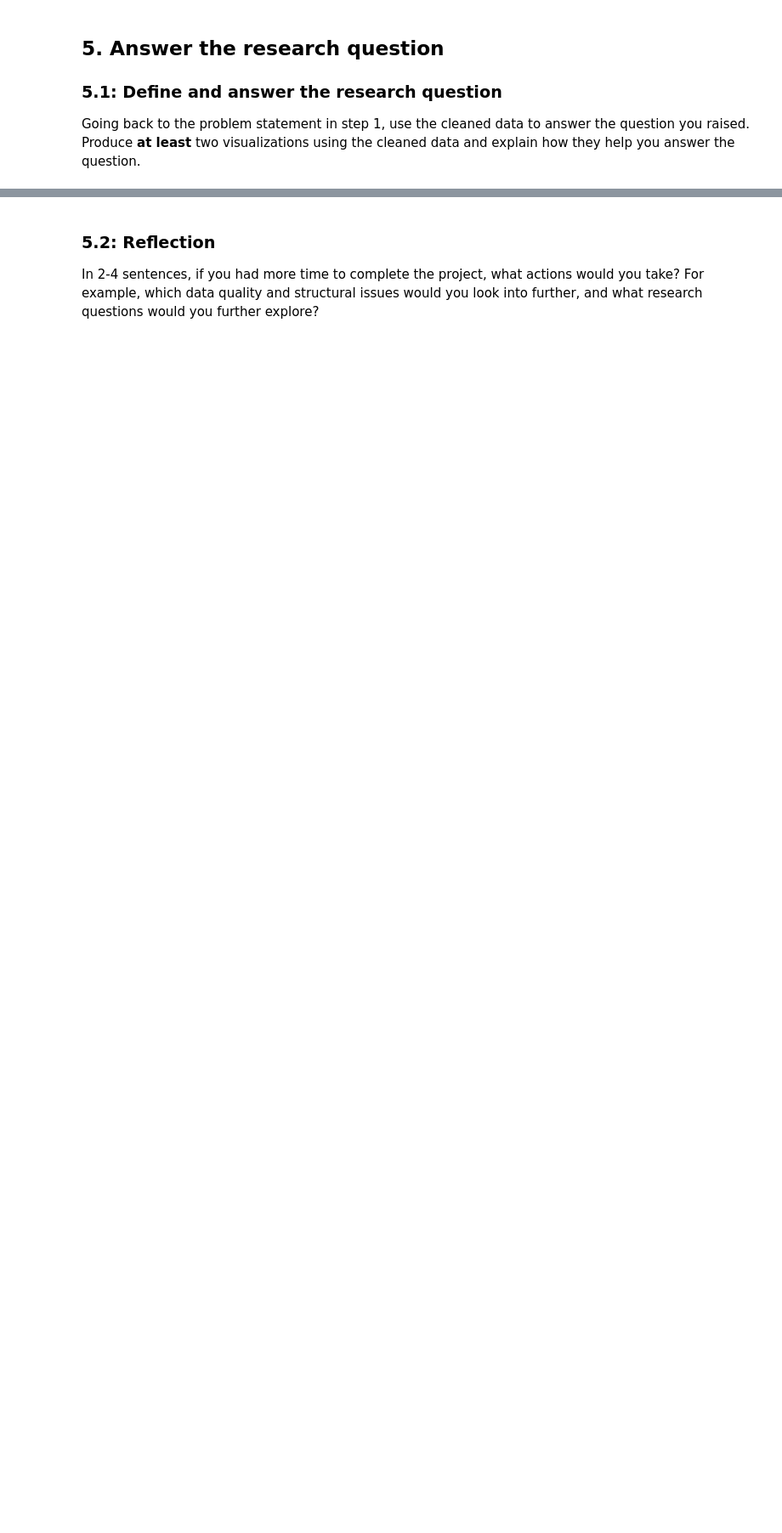
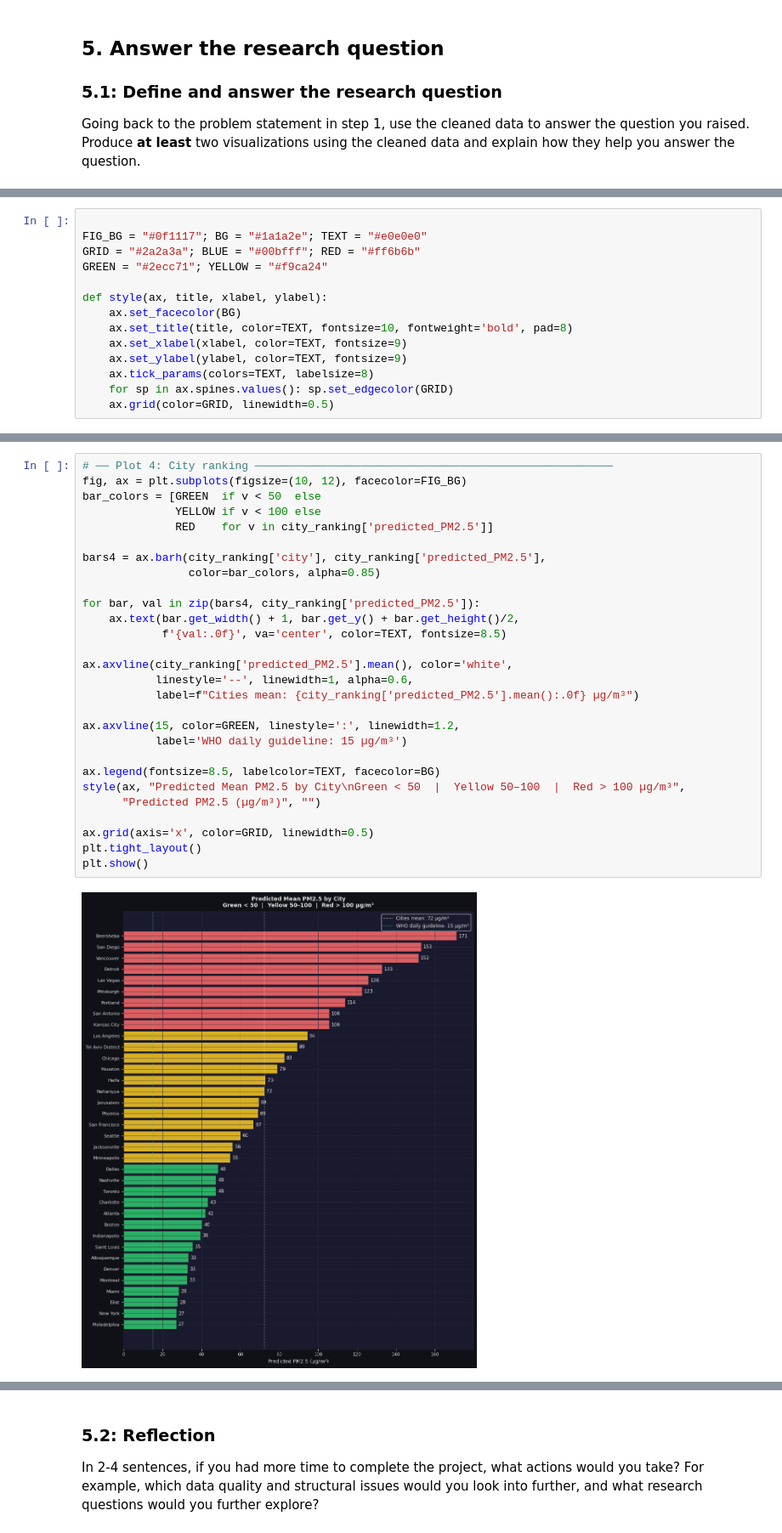
Before and after one commit to eedygreen/AI-Infrastructure, a Jupyter notebook: Projects/data_analysis/Determine_Urban_Air_Quality_with_data/Determine_Urban_Air_Quality_with_Data.ipynb, the cells around one changed output, grey strips where cells are left out. Shown at 85% size. Drawn from its saved outputs; the diff is of its cells as text; blank space fills up the shorter version.

```diff
--- a/Projects/data_analysis/Determine_Urban_Air_Quality_with_data/Determine_Urban_Air_Quality_with_Data.ipynb
+++ b/Projects/data_analysis/Determine_Urban_Air_Quality_with_data/Determine_Urban_Air_Quality_with_Data.ipynb
@@ -252,0 +1012,14 @@ Going back to the problem statement in step 1, use the cleaned data to answer th
+# %%
+
+FIG_BG = "#0f1117"; BG = "#1a1a2e"; TEXT = "#e0e0e0"
+GRID = "#2a2a3a"; BLUE = "#00bfff"; RED = "#ff6b6b"
+GREEN = "#2ecc71"; YELLOW = "#f9ca24"
+
+def style(ax, title, xlabel, ylabel):
+    ax.set_facecolor(BG)
+    ax.set_title(title, color=TEXT, fontsize=10, fontweight='bold', pad=8)
+    ax.set_xlabel(xlabel, color=TEXT, fontsize=9)
+    ax.set_ylabel(ylabel, color=TEXT, fontsize=9)
+    ax.tick_params(colors=TEXT, labelsize=8)
+    for sp in ax.spines.values(): sp.set_edgecolor(GRID)
+    ax.grid(color=GRID, linewidth=0.5)
@@ -252,0 +1199,30 @@ Going back to the problem statement in step 1, use the cleaned data to answer th
+# %%
+# ── Plot 4: City ranking ──────────────────────────────────────────────────────
+fig, ax = plt.subplots(figsize=(10, 12), facecolor=FIG_BG)
+bar_colors = [GREEN  if v < 50  else
+              YELLOW if v < 100 else
+              RED    for v in city_ranking['predicted_PM2.5']]
+
+bars4 = ax.barh(city_ranking['city'], city_ranking['predicted_PM2.5'],
+                color=bar_colors, alpha=0.85)
+
+for bar, val in zip(bars4, city_ranking['predicted_PM2.5']):
+    ax.text(bar.get_width() + 1, bar.get_y() + bar.get_height()/2,
+            f'{val:.0f}', va='center', color=TEXT, fontsize=8.5)
+
+ax.axvline(city_ranking['predicted_PM2.5'].mean(), color='white',
+           linestyle='--', linewidth=1, alpha=0.6,
+           label=f"Cities mean: {city_ranking['predicted_PM2.5'].mean():.0f} µg/m³")
+
+ax.axvline(15, color=GREEN, linestyle=':', linewidth=1.2,
+           label='WHO daily guideline: 15 µg/m³')
+
+ax.legend(fontsize=8.5, labelcolor=TEXT, facecolor=BG)
+style(ax, "Predicted Mean PM2.5 by City\nGreen < 50  |  Yellow 50–100  |  Red > 100 µg/m³",
+      "Predicted PM2.5 (µg/m³)", "")
+
+ax.grid(axis='x', color=GRID, linewidth=0.5)
+plt.tight_layout()
+plt.show()
+# %% [output]
+[figure, added]
```
Also changed, not shown: parts of 166 cells of this notebook.
